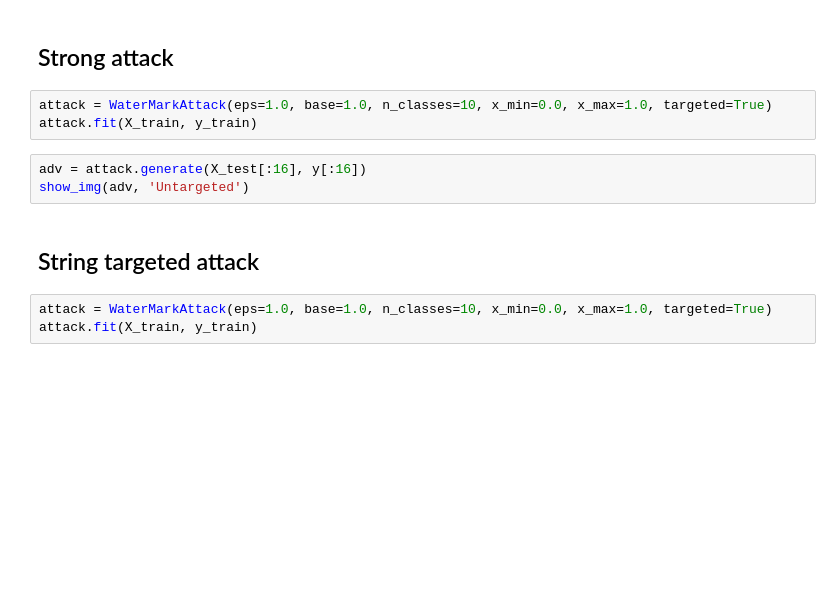
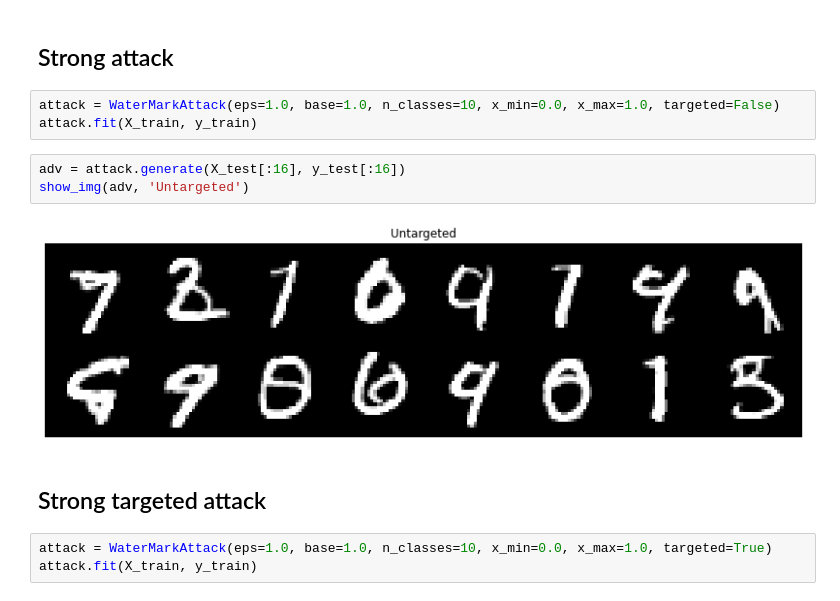
Before and after one commit to changx03/baard_exp2, a Jupyter notebook: examples/demo_WatermarkAttack.ipynb, the cells around one changed output. Saved outputs shown, nothing was run; the diff lists cells and outputs as text; blank space fills up the shorter version.

```diff
--- a/examples/demo_WatermarkAttack.ipynb
+++ b/examples/demo_WatermarkAttack.ipynb
@@ -119,13 +128,15 @@ for i in range(10):
 # %% [markdown]
 ## Strong attack
 # %%
-attack = WaterMarkAttack(eps=1.0, base=1.0, n_classes=10, x_min=0.0, x_max=1.0, targeted=True)
+attack = WaterMarkAttack(eps=1.0, base=1.0, n_classes=10, x_min=0.0, x_max=1.0, targeted=False)
 attack.fit(X_train, y_train)
 # %%
-adv = attack.generate(X_test[:16], y[:16])
+adv = attack.generate(X_test[:16], y_test[:16])
 show_img(adv, 'Untargeted')
+# %% [output]
+[figure, added]
 # %% [markdown]
-## String targeted attack
+## Strong targeted attack
 # %%
 attack = WaterMarkAttack(eps=1.0, base=1.0, n_classes=10, x_min=0.0, x_max=1.0, targeted=True)
 attack.fit(X_train, y_train)
```
Also changed, not shown: parts of 8 cells of this notebook, 2 other files.
